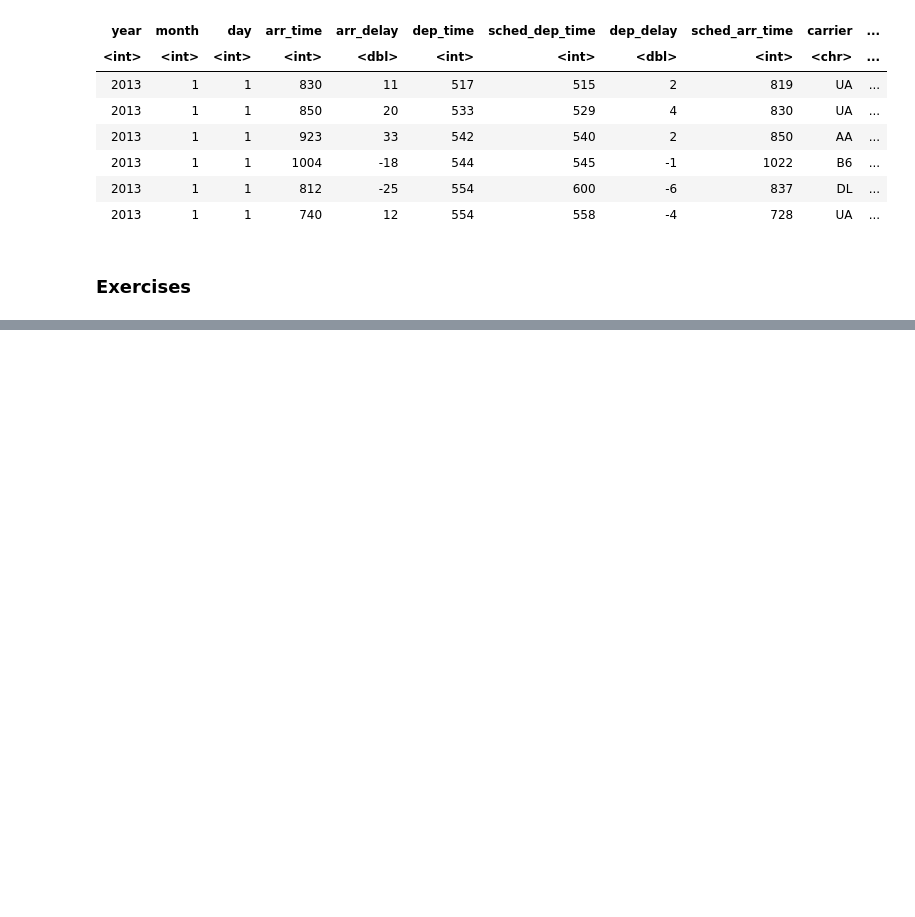
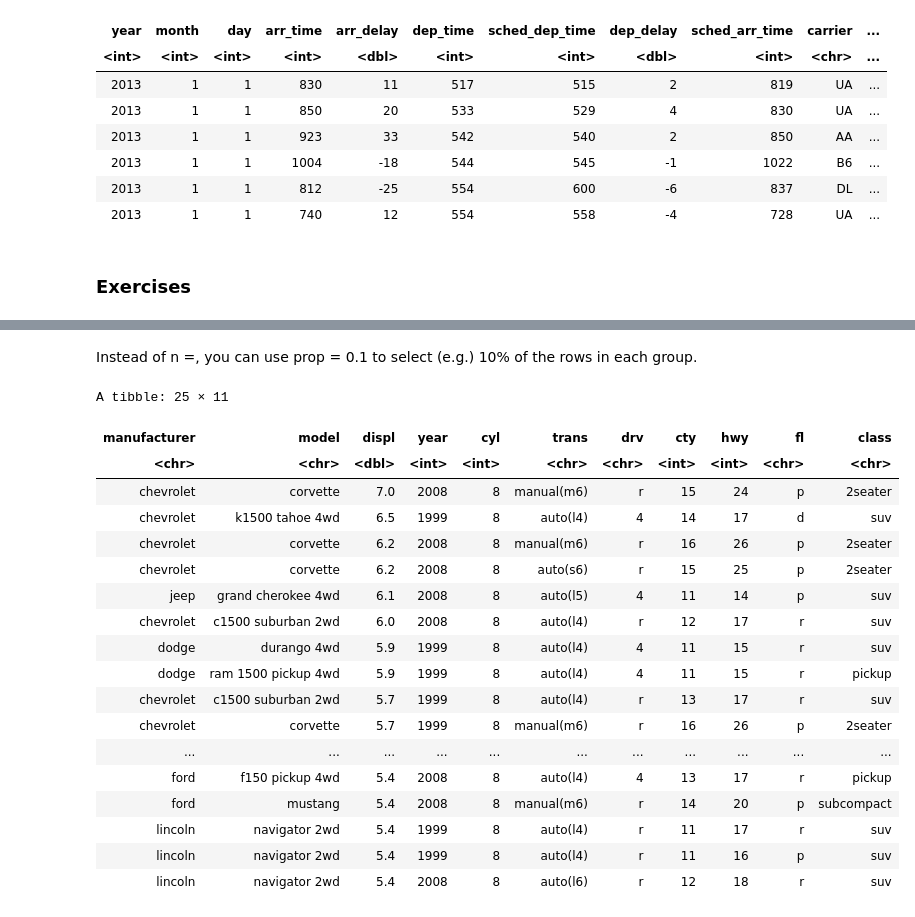
Before and after one commit to khuongduying/data-transformation, a Jupyter notebook: basic_data_transformation_R.ipynb, the cells around one changed output, grey strips where cells are left out. Cells and saved outputs as stored; diff of their text form; code cells hidden in the pictures; blank space fills up the shorter version.

```diff
--- a/basic_data_transformation_R.ipynb
+++ b/basic_data_transformation_R.ipynb
@@ -851,0 +1109,24 @@ A tibble: 6 × 19
+# %% [markdown]
+Instead of n =, you can use prop = 0.1 to select (e.g.) 10% of the rows in each group.
+# %%
+mpg |> slice_max(displ, prop=0.1)
+# %% [output]
+A tibble: 25 × 11
+| manufacturer | model | displ | year | cyl | trans | drv | cty | hwy | fl | class |
+| <chr> | <chr> | <dbl> | <int> | <int> | <chr> | <chr> | <int> | <int> | <chr> | <chr> |
+| chevrolet | corvette | 7.0 | 2008 | 8 | manual(m6) | r | 15 | 24 | p | 2seater |
+| chevrolet | k1500 tahoe 4wd | 6.5 | 1999 | 8 | auto(l4) | 4 | 14 | 17 | d | suv |
+| chevrolet | corvette | 6.2 | 2008 | 8 | manual(m6) | r | 16 | 26 | p | 2seater |
+| chevrolet | corvette | 6.2 | 2008 | 8 | auto(s6) | r | 15 | 25 | p | 2seater |
+| jeep | grand cherokee 4wd | 6.1 | 2008 | 8 | auto(l5) | 4 | 11 | 14 | p | suv |
+| chevrolet | c1500 suburban 2wd | 6.0 | 2008 | 8 | auto(l4) | r | 12 | 17 | r | suv |
+| dodge | durango 4wd | 5.9 | 1999 | 8 | auto(l4) | 4 | 11 | 15 | r | suv |
+| dodge | ram 1500 pickup 4wd | 5.9 | 1999 | 8 | auto(l4) | 4 | 11 | 15 | r | pickup |
+| chevrolet | c1500 suburban 2wd | 5.7 | 1999 | 8 | auto(l4) | r | 13 | 17 | r | suv |
+| chevrolet | corvette | 5.7 | 1999 | 8 | manual(m6) | r | 16 | 26 | p | 2seater |
+| ... | ... | ... | ... | ... | ... | ... | ... | ... | ... | ... |
+| ford | f150 pickup 4wd | 5.4 | 2008 | 8 | auto(l4) | 4 | 13 | 17 | r | pickup |
+| ford | mustang | 5.4 | 2008 | 8 | manual(m6) | r | 14 | 20 | p | subcompact |
+| lincoln | navigator 2wd | 5.4 | 1999 | 8 | auto(l4) | r | 11 | 17 | r | suv |
+| lincoln | navigator 2wd | 5.4 | 1999 | 8 | auto(l4) | r | 11 | 16 | p | suv |
+| lincoln | navigator 2wd | 5.4 | 2008 | 8 | auto(l6) | r | 12 | 18 | r | suv |
```
Also changed, not shown: parts of 73 cells of this notebook.
